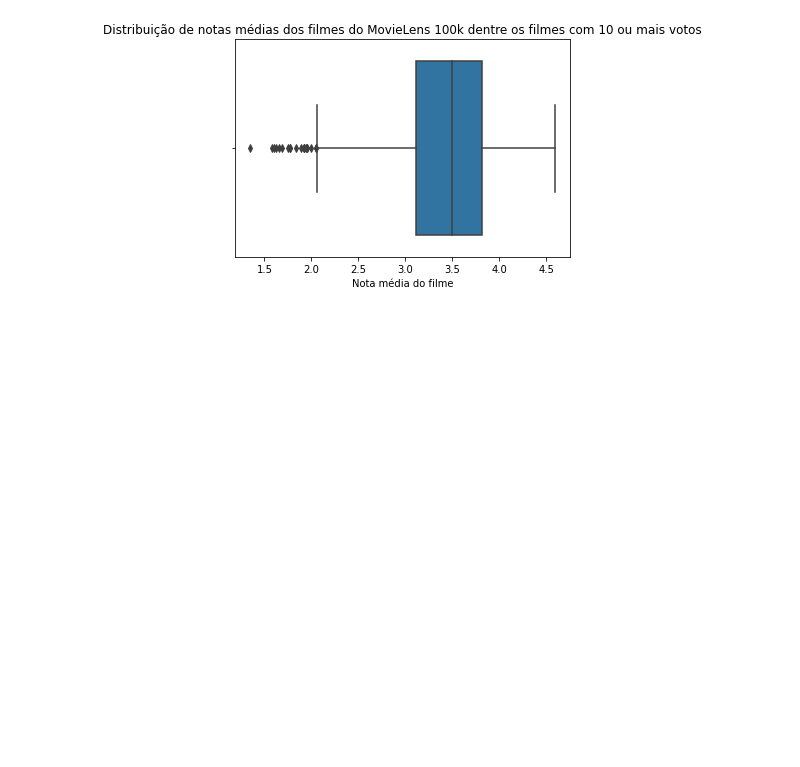
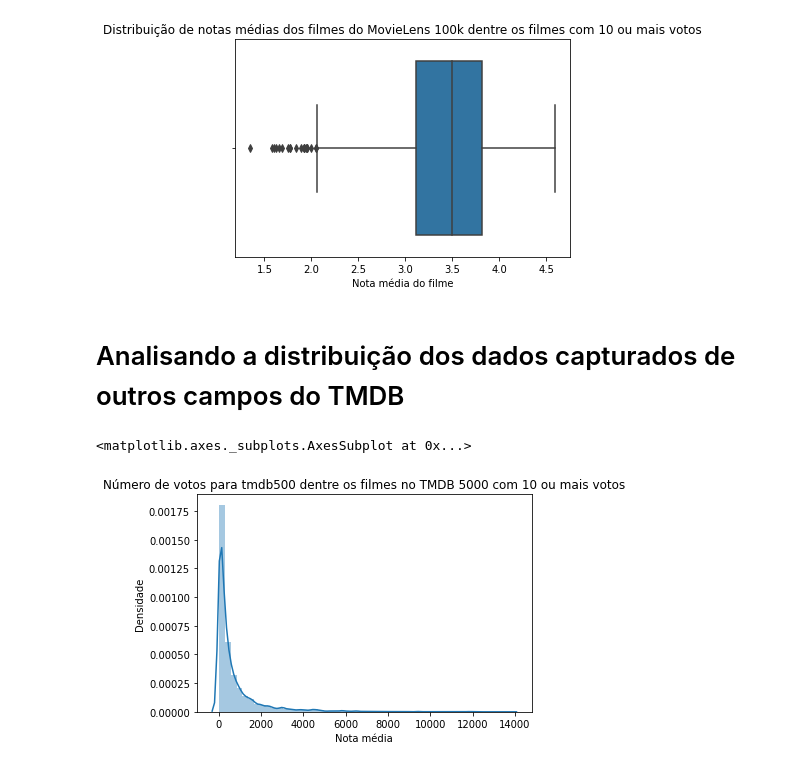
Before and after one commit to GabrielQN/data_analysis_movies, a Jupyter notebook: statistic_analisys_python.ipynb, the cells around one changed output. Saved outputs shown, nothing was run; the diff lists cells and outputs as text; code cells hidden in the pictures; blank space fills up the shorter version.

```diff
--- a/statistic_analisys_python.ipynb
+++ b/statistic_analisys_python.ipynb
@@ -182,3 +182,16 @@ ax.set_title("Distribuição de notas médias dos filmes do MovieLens 100k dentr
 # %% [output]
 Text(0.5, 1.0, 'Distribuição de notas médias dos filmes do MovieLens 100k dentre os filmes com 10 ou mais votos')
 [figure]
+# %% [markdown]
+# Analisando a distribuição dos dados capturados de outros campos do TMDB
+# %%
+ax = sns.distplot(tmdb_com_mais_de_10_votos.vote_count)
+ax.set(
+    xlabel = "Nota média",
+    ylabel="Densidade",
+    title="Número de votos para tmdb500 dentre os filmes no TMDB 5000 com 10 ou mais votos"
+    )
+ax
+# %% [output]
+<matplotlib.axes._subplots.AxesSubplot at 0x...>
+[figure, added]
```
Also changed, not shown: parts of 38 cells of this notebook.
